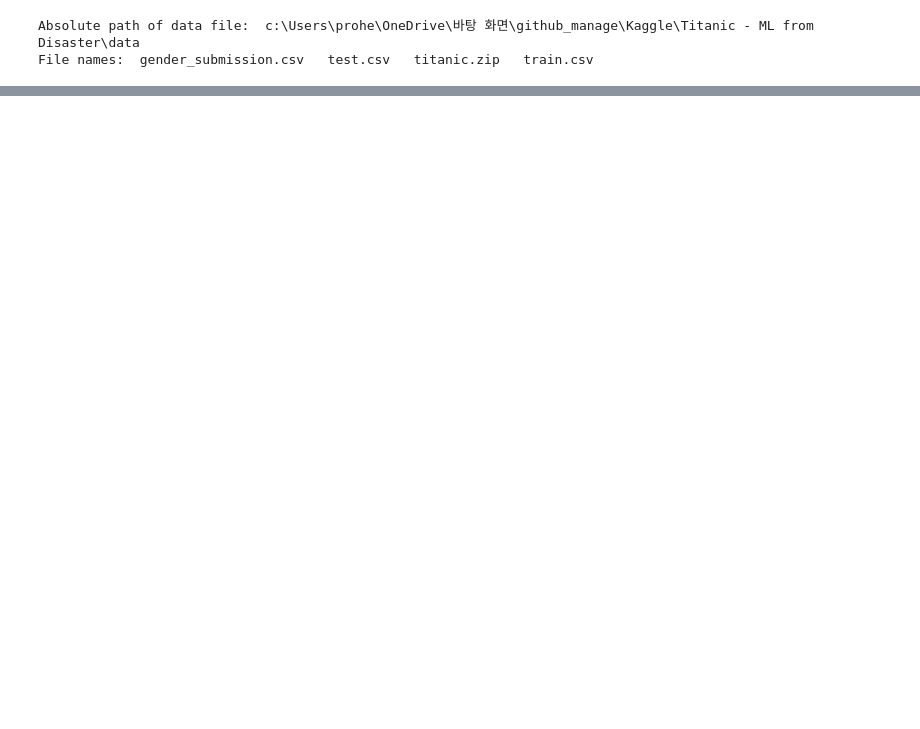
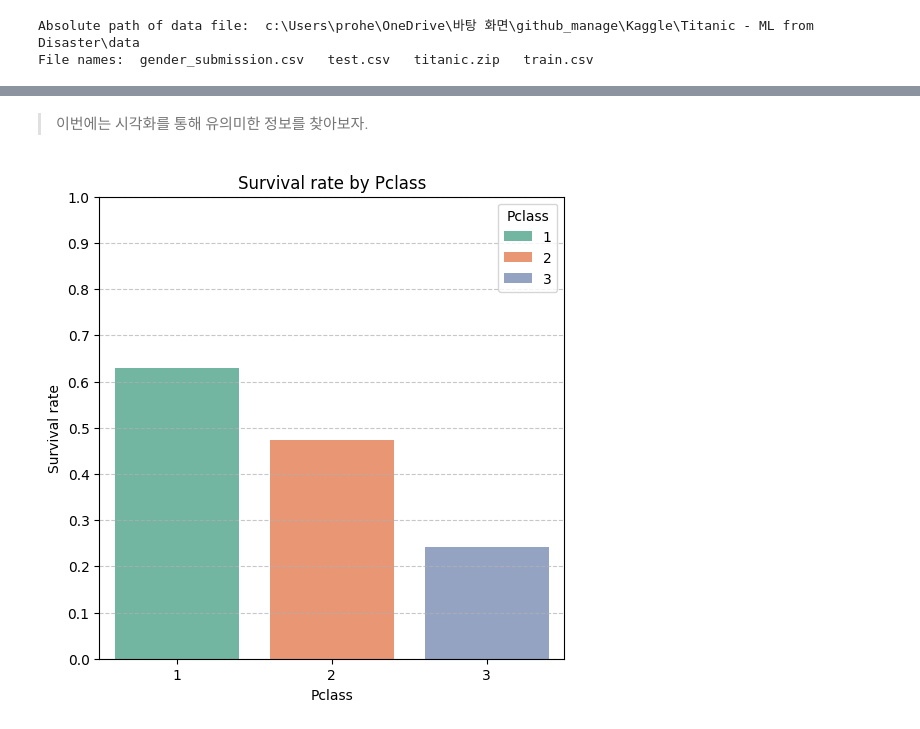
Before and after one commit to editdiary/Kaggle, a Jupyter notebook: Titanic - ML from Disaster/Practive.ipynb, the cells around one changed output, grey strips where cells are left out. Cells and saved outputs as stored; diff of their text form; code cells hidden in the pictures; blank space fills up the shorter version.

```diff
--- a/Titanic - ML from Disaster/Practive.ipynb
+++ b/Titanic - ML from Disaster/Practive.ipynb
@@ -18,4 +68,10 @@ for dirpath, _, filenames in os.walk(os.getcwd()+'\data'):    # os.walk() return
 # %% [output]
 Absolute path of data file:  c:\Users\prohe\OneDrive\바탕 화면\github_manage\Kaggle\Titanic - ML from Disaster\data
 File names:  gender_submission.csv   test.csv   titanic.zip   train.csv
+# %%
+# 데이터 불러오기
+train_data = pd.read_csv(path + 'train.csv')
+test_data = pd.read_csv(path + 'test.csv')
+# %%
+df = train_data.copy()  # EDA를 위한 원본 데이터 복사
 # %% [markdown]
@@ -33,0 +131,2 @@ train_df.head(5)
+# %%
+df.drop(['Name', 'Ticket', 'Cabin'], axis=1, inplace=True)    # Name, Ticket, Cabin 열 삭제
@@ -33,0 +142,17 @@ train_df.head(5)
+# %% [markdown]
+> 이번에는 시각화를 통해 유의미한 정보를 찾아보자.
+# %%
+# Pclass에 따른 생존율 시각화
+survival_rate_by_Pclass = df[['Pclass', 'Survived']].groupby(['Pclass'], as_index=False).mean().sort_values(by='Survived', ascending=False)
+
+# 막대 차트로 시각화
+plt.figure(figsize=(6, 6))
+sns.barplot(data=survival_rate_by_Pclass, x='Pclass', y='Survived', palette='Set2', hue='Pclass')
+plt.ylim(0, 1)
+plt.ylabel('Survival rate')
+plt.grid(axis='y', linestyle='--', alpha=0.7)
+plt.yticks(np.arange(0, 1.1, 0.1))
+plt.title('Survival rate by Pclass')
+plt.show()
+# %% [output]
+[figure, added]
```
Also changed, not shown: parts of 26 cells of this notebook.
